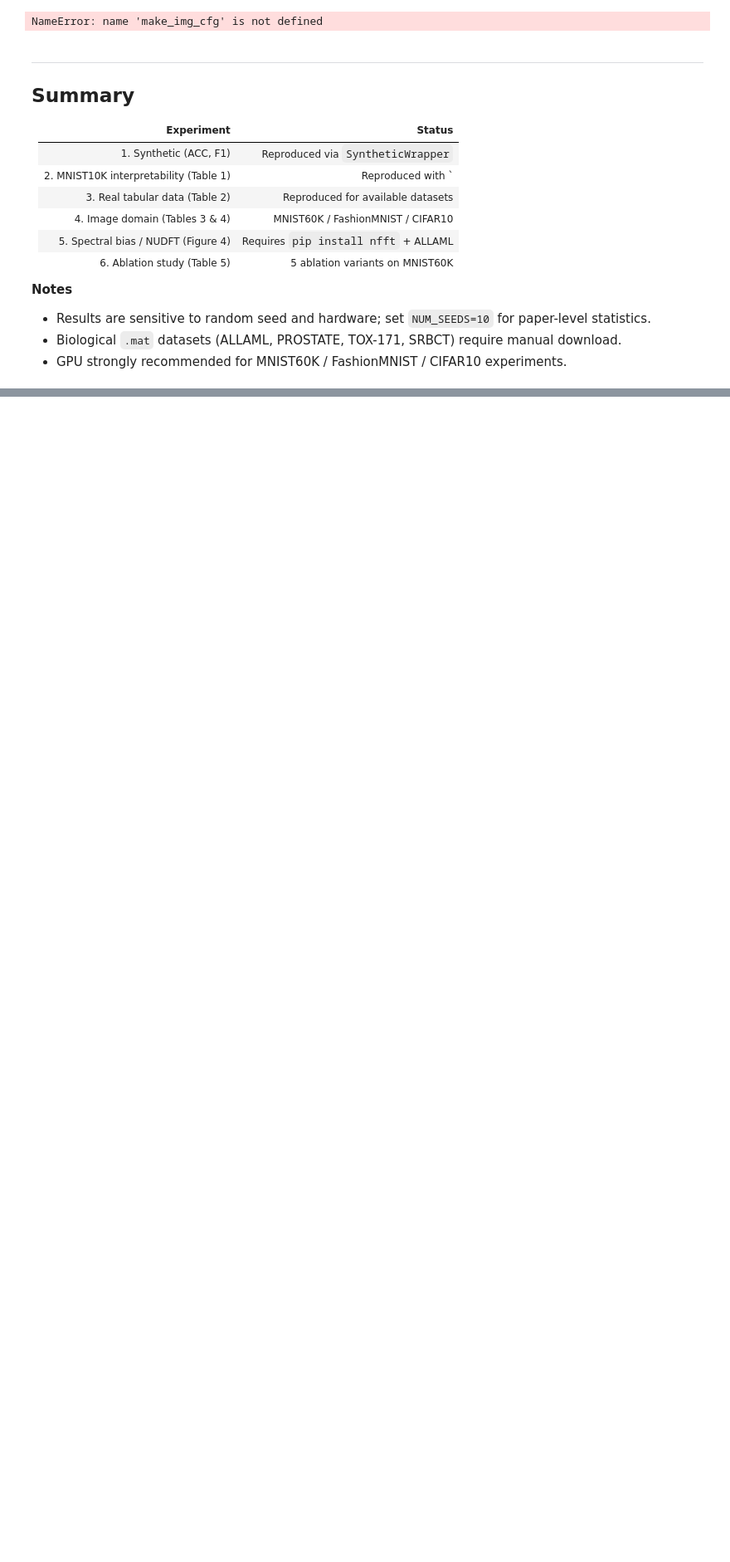
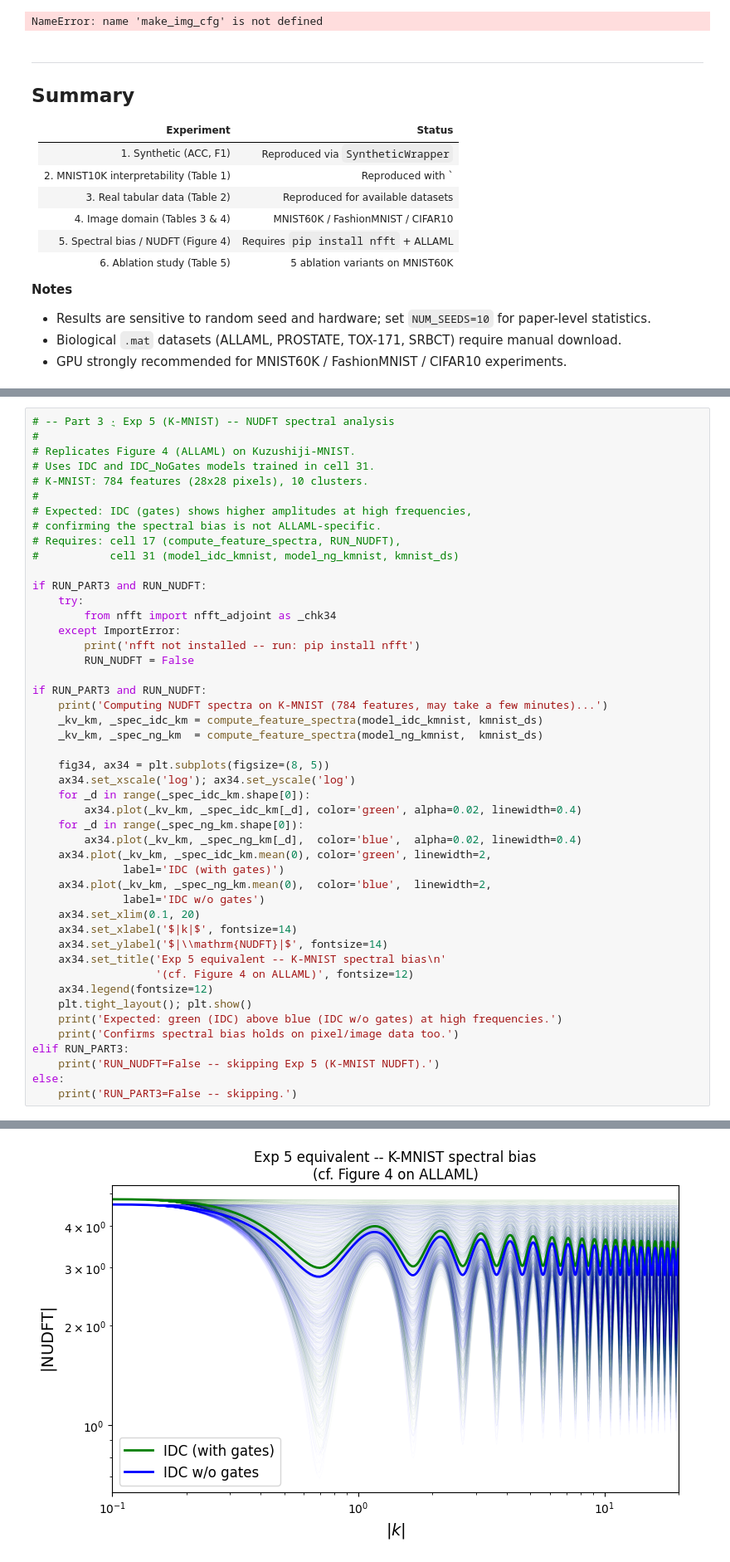
Before and after one commit to NadaB04/Interpretable_Deep_Clustering_analysis, a Jupyter notebook: IDC_Reconstruction.ipynb, the cells around one changed output, grey strips where cells are left out. Shown at 83% size. Cells and saved outputs as stored; diff of their text form; blank space fills up the shorter version.

```diff
--- a/IDC_Reconstruction.ipynb
+++ b/IDC_Reconstruction.ipynb
@@ -3383,0 +3269,48 @@ HPU available: False, using: 0 HPUs
+# %%
+# -- Part 3 ֲ· Exp 5 (K-MNIST) -- NUDFT spectral analysis
+#
+# Replicates Figure 4 (ALLAML) on Kuzushiji-MNIST.
+# Uses IDC and IDC_NoGates models trained in cell 31.
+# K-MNIST: 784 features (28x28 pixels), 10 clusters.
+#
+# Expected: IDC (gates) shows higher amplitudes at high frequencies,
+# confirming the spectral bias is not ALLAML-specific.
+# Requires: cell 17 (compute_feature_spectra, RUN_NUDFT),
+#           cell 31 (model_idc_kmnist, model_ng_kmnist, kmnist_ds)
+
+if RUN_PART3 and RUN_NUDFT:
+    try:
+        from nfft import nfft_adjoint as _chk34
+    except ImportError:
+        print('nfft not installed -- run: pip install nfft')
+        RUN_NUDFT = False
+
+if RUN_PART3 and RUN_NUDFT:
+    print('Computing NUDFT spectra on K-MNIST (784 features, may take a few minutes)...')
+    _kv_km, _spec_idc_km = compute_feature_spectra(model_idc_kmnist, kmnist_ds)
+    _kv_km, _spec_ng_km  = compute_feature_spectra(model_ng_kmnist,  kmnist_ds)
+
+    fig34, ax34 = plt.subplots(figsize=(8, 5))
+    ax34.set_xscale('log'); ax34.set_yscale('log')
+    for _d in range(_spec_idc_km.shape[0]):
+        ax34.plot(_kv_km, _spec_idc_km[_d], color='green', alpha=0.02, linewidth=0.4)
+    for _d in range(_spec_ng_km.shape[0]):
+        ax34.plot(_kv_km, _spec_ng_km[_d],  color='blue',  alpha=0.02, linewidth=0.4)
+    ax34.plot(_kv_km, _spec_idc_km.mean(0), color='green', linewidth=2,
+              label='IDC (with gates)')
+    ax34.plot(_kv_km, _spec_ng_km.mean(0),  color='blue',  linewidth=2,
+              label='IDC w/o gates')
+    ax34.set_xlim(0.1, 20)
+    ax34.set_xlabel('$|k|$', fontsize=14)
+    ax34.set_ylabel('$|\\mathrm{NUDFT}|$', fontsize=14)
+    ax34.set_title('Exp 5 equivalent -- K-MNIST spectral bias\n'
+                   '(cf. Figure 4 on ALLAML)', fontsize=12)
+    ax34.legend(fontsize=12)
+    plt.tight_layout(); plt.show()
+    print('Expected: green (IDC) above blue (IDC w/o gates) at high frequencies.')
+    print('Confirms spectral bias holds on pixel/image data too.')
+elif RUN_PART3:
+    print('RUN_NUDFT=False -- skipping Exp 5 (K-MNIST NUDFT).')
+else:
+    print('RUN_PART3=False -- skipping.')
+# %% [output]
@@ -3383,0 +3318 @@ HPU available: False, using: 0 HPUs
+[figure, added]
```
Also changed, not shown: parts of 34 cells of this notebook.
